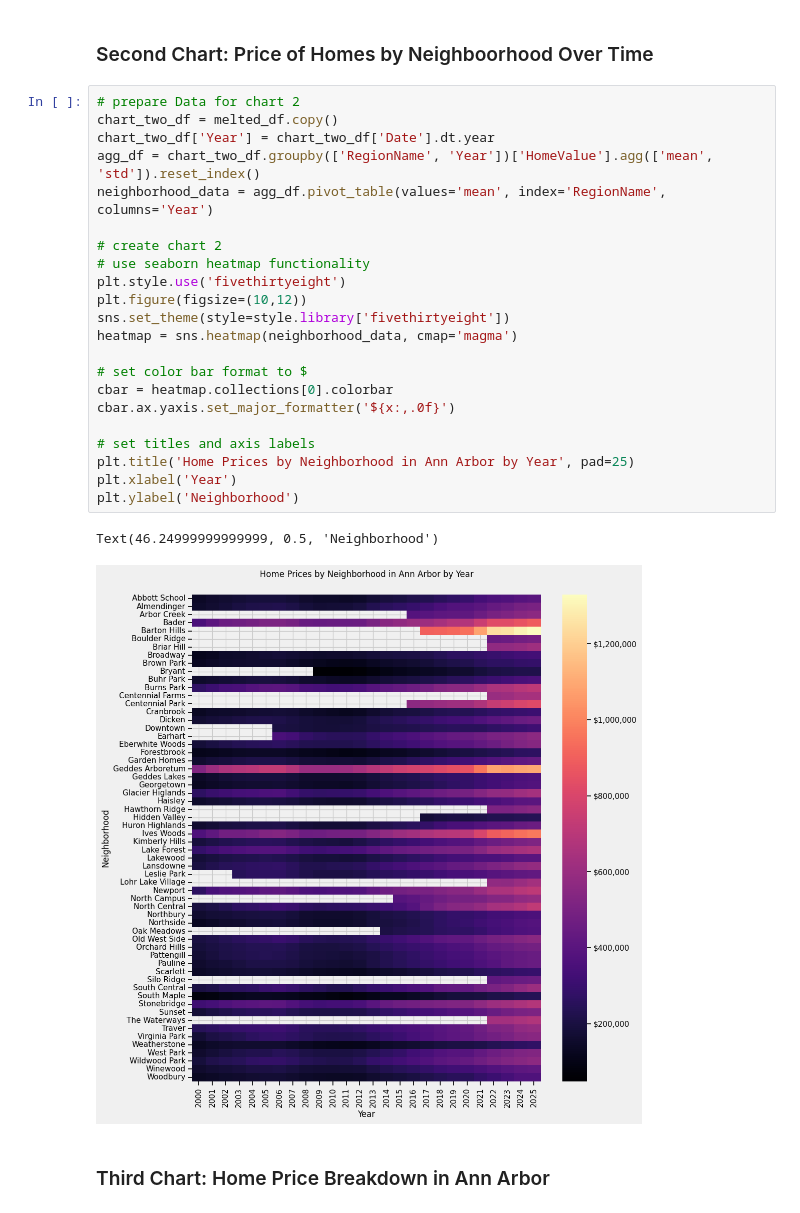
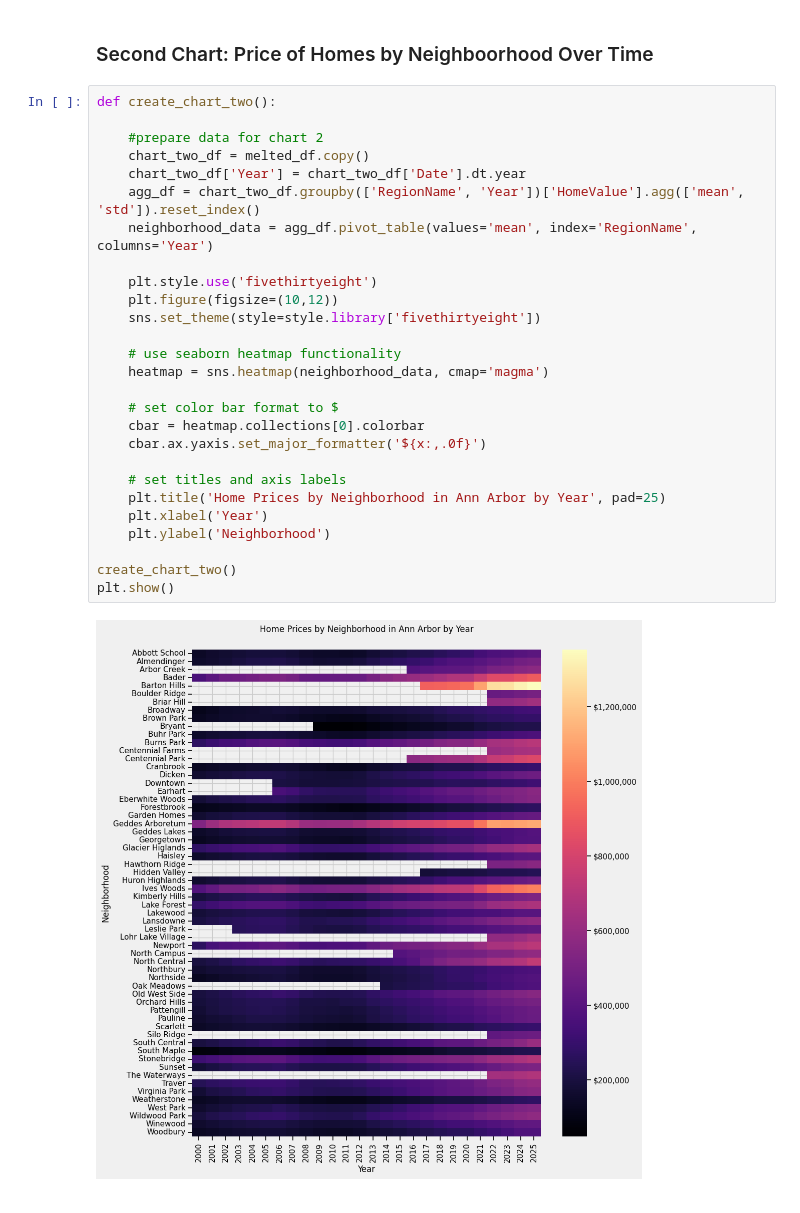
Before and after one commit to grantajason/SIADS-521-Assignment-3, a Jupyter notebook: gajason-siads521-a3.ipynb, the cells around one changed output. Saved outputs shown, nothing was run; the diff lists cells and outputs as text.

```diff
--- a/gajason-siads521-a3.ipynb
+++ b/gajason-siads521-a3.ipynb
@@ -72,29 +74,31 @@ plt.legend(['Mean Home Value', '+/- 1 Std Dev'])
 # %% [markdown]
 ### Second Chart: Price of Homes by Neighboorhood Over Time
 # %%
-# prepare Data for chart 2
-chart_two_df = melted_df.copy()
-chart_two_df['Year'] = chart_two_df['Date'].dt.year
-agg_df = chart_two_df.groupby(['RegionName', 'Year'])['HomeValue'].agg(['mean', 'std']).reset_index()
-neighborhood_data = agg_df.pivot_table(values='mean', index='RegionName', columns='Year')
+def create_chart_two():
 
-# create chart 2
-# use seaborn heatmap functionality
-plt.style.use('fivethirtyeight')
-plt.figure(figsize=(10,12))
-sns.set_theme(style=style.library['fivethirtyeight'])
-heatmap = sns.heatmap(neighborhood_data, cmap='magma')
+    #prepare data for chart 2
+    chart_two_df = melted_df.copy()
+    chart_two_df['Year'] = chart_two_df['Date'].dt.year
+    agg_df = chart_two_df.groupby(['RegionName', 'Year'])['HomeValue'].agg(['mean', 'std']).reset_index()
+    neighborhood_data = agg_df.pivot_table(values='mean', index='RegionName', columns='Year')
 
-# set color bar format to $
-cbar = heatmap.collections[0].colorbar
-cbar.ax.yaxis.set_major_formatter('${x:,.0f}')
+    plt.style.use('fivethirtyeight')
+    plt.figure(figsize=(10,12))
+    sns.set_theme(style=style.library['fivethirtyeight'])
 
-# set titles and axis labels
-plt.title('Home Prices by Neighborhood in Ann Arbor by Year', pad=25)
-plt.xlabel('Year')
-plt.ylabel('Neighborhood')
+    # use seaborn heatmap functionality
+    heatmap = sns.heatmap(neighborhood_data, cmap='magma')
+
+    # set color bar format to $
+    cbar = heatmap.collections[0].colorbar
+    cbar.ax.yaxis.set_major_formatter('${x:,.0f}')
+
+    # set titles and axis labels
+    plt.title('Home Prices by Neighborhood in Ann Arbor by Year', pad=25)
+    plt.xlabel('Year')
+    plt.ylabel('Neighborhood')
+
+create_chart_two()
+plt.show()
 # %% [output]
-Text(46.24999999999999, 0.5, 'Neighborhood')
-[figure, old version]
+[figure, new version]
-# %% [markdown]
-### Third Chart: Home Price Breakdown in Ann Arbor
```
Also changed, not shown: parts of 5 cells of this notebook.
